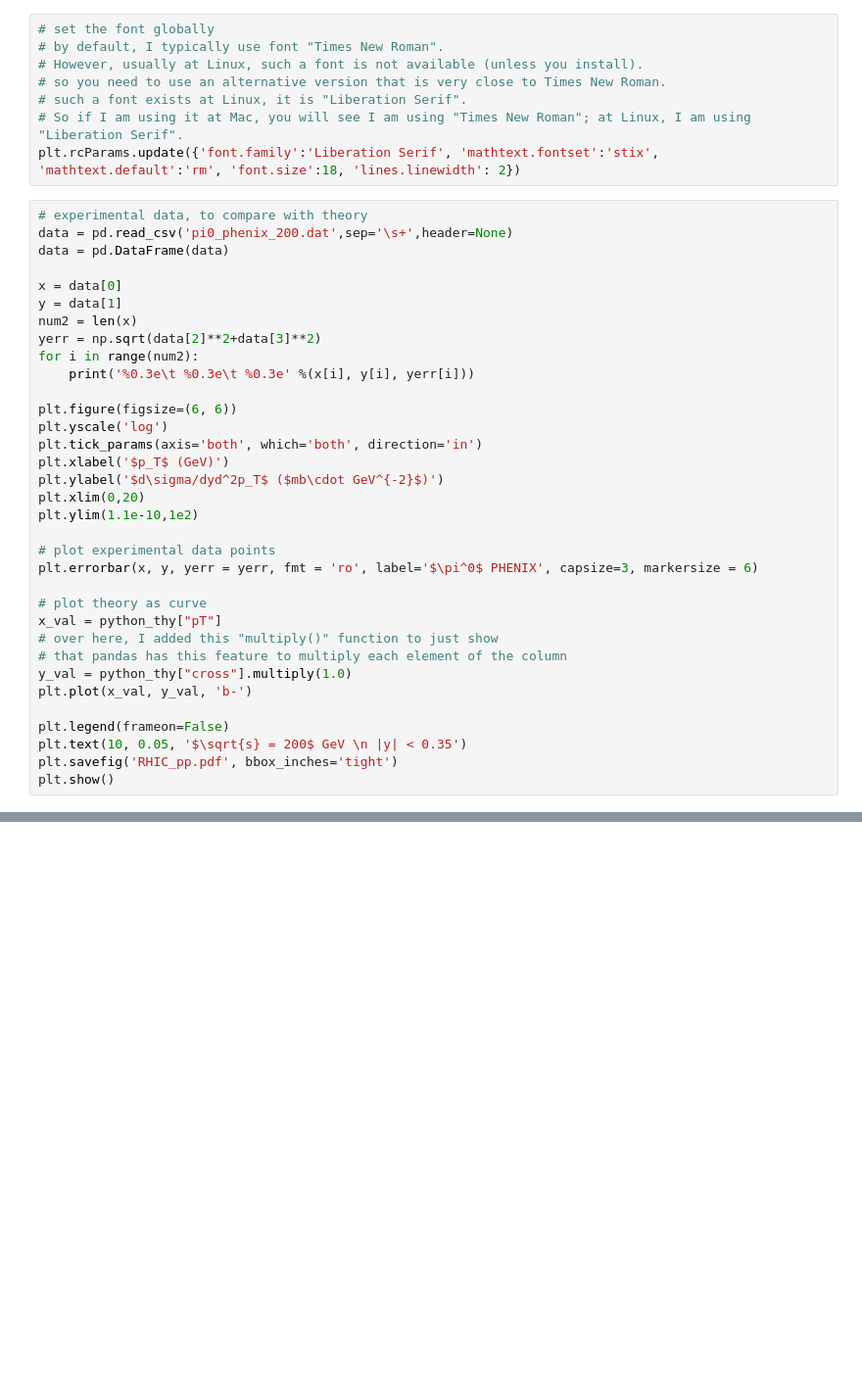
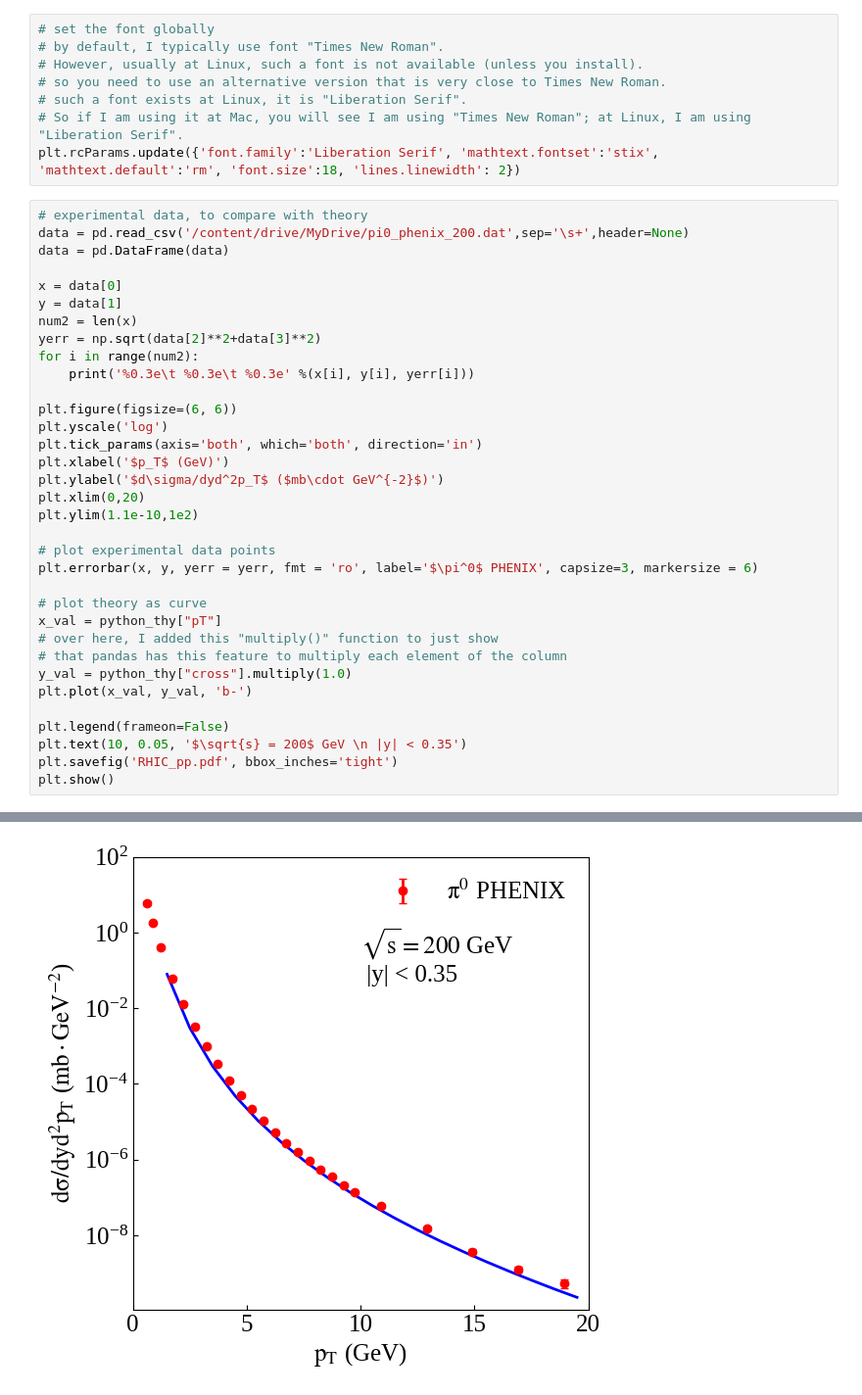
Before and after one commit to subhparasara/subhparasara, a Jupyter notebook: my_code.ipynb, the cells around one changed output, grey strips where cells are left out. Shown: that part at 98% size. Cells and saved outputs as stored; diff of their text form; blank space fills up the shorter version.

```diff
--- a/my_code.ipynb
+++ b/my_code.ipynb
@@ -256,7 +406,7 @@ python_thy.head()
 plt.rcParams.update({'font.family':'Liberation Serif', 'mathtext.fontset':'stix', 'mathtext.default':'rm', 'font.size':18, 'lines.linewidth': 2})
 # %%
 # experimental data, to compare with theory
-data = pd.read_csv('pi0_phenix_200.dat',sep='\s+',header=None)
+data = pd.read_csv('/content/drive/MyDrive/pi0_phenix_200.dat',sep='\s+',header=None)
 data = pd.DataFrame(data)
 
 x = data[0]
@@ -288,3 +438,4 @@ plt.legend(frameon=False)
 plt.text(10, 0.05, '$\sqrt{s} = 200$ GeV \n |y| < 0.35')
 plt.savefig('RHIC_pp.pdf', bbox_inches='tight')
 plt.show()
+# %% [output]
@@ -290,0 +459 @@ plt.show()
+[figure, added]
```
Also changed, not shown: parts of 10 cells of this notebook.
